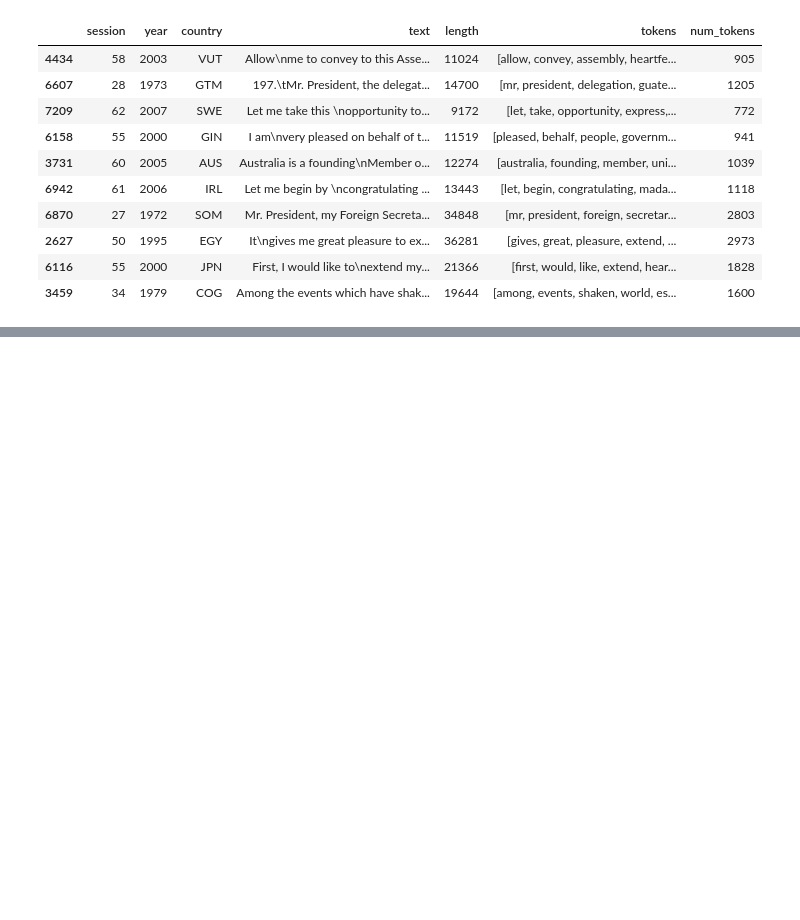
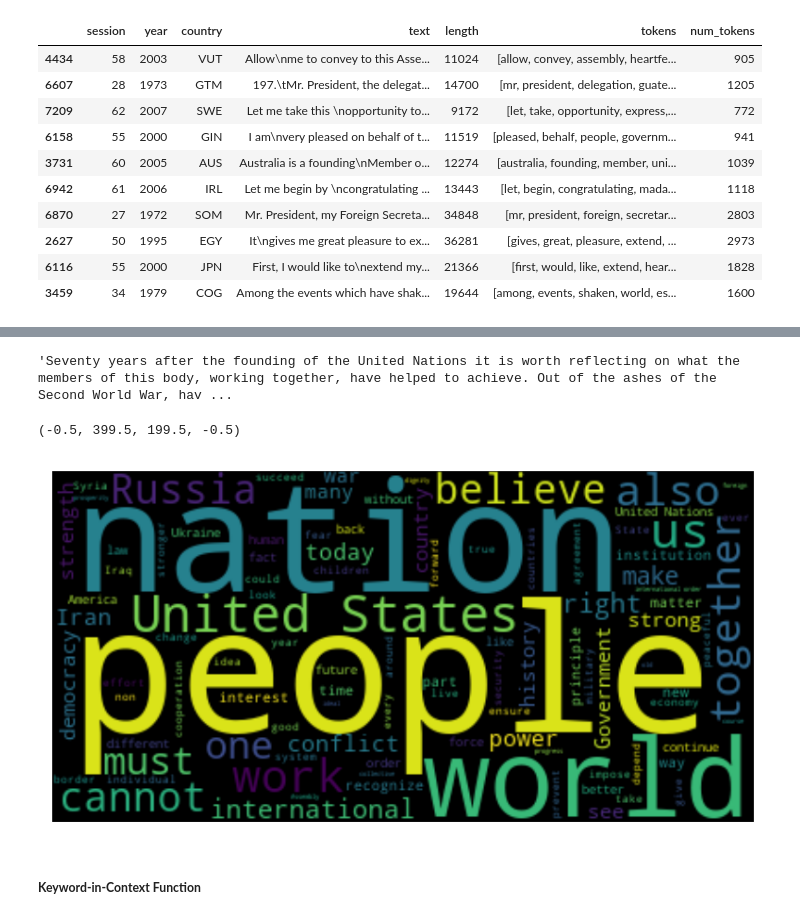
Before and after one commit to SamapanThongmee/CPE393_Text_Analytics, a Jupyter notebook: Lecture_2_Text_Visualization.ipynb, the cells around one changed output, grey strips where cells are left out. Drawn from its saved outputs; the diff is of its cells as text; code cells hidden in the pictures; blank space fills up the shorter version.

```diff
--- a/Lecture_2_Text_Visualization.ipynb
+++ b/Lecture_2_Text_Visualization.ipynb
@@ -235,0 +350,19 @@ df.sample(10)
+# %%
+from wordcloud import WordCloud
+import matplotlib.pyplot as plt
+
+text = df.query("year==2015 and country=='USA'")['text'].values[0]
+text
+# %% [output]
+'Seventy years after the founding of the United Nations it is worth reflecting on what the members of this body, working together, have helped to achieve. Out of the ashes of the Second World War, hav ...
+# %%
+wc = WordCloud(max_words=100, stopwords=stopwords)
+wc.generate(text)
+plt.figure(dpi=150)
+plt.imshow(wc, interpolation='bilinear')
+plt.axis('off')
+# %% [output]
+(-0.5, 399.5, 199.5, -0.5)
+[figure, added]
+# %% [markdown]
+##### <b>Keyword-in-Context Function</b>
```
Also changed, not shown: parts of 17 cells of this notebook.
